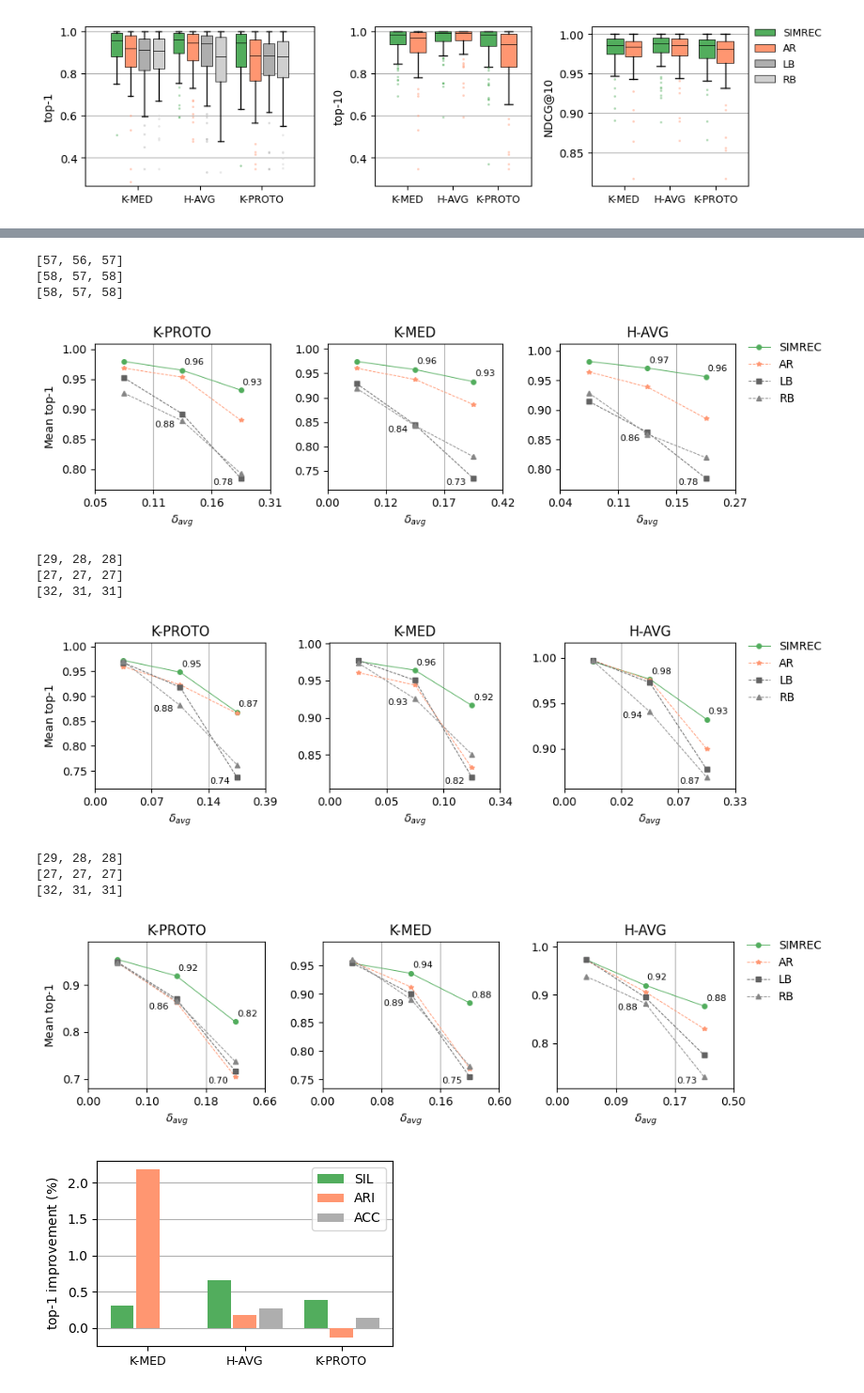
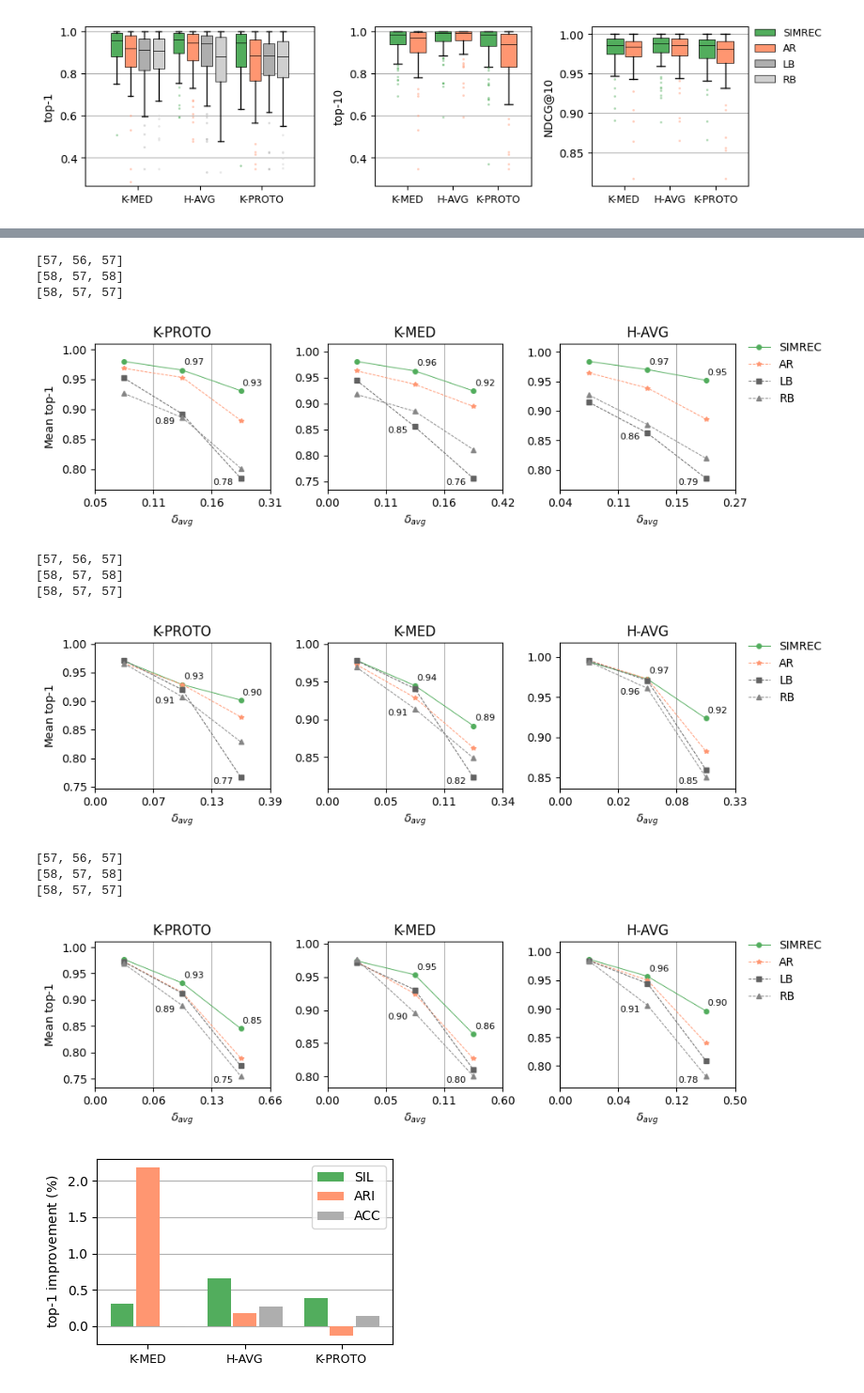
Before and after one commit to AbdoulayeDiop/simrec, a Jupyter notebook: paper/paper.ipynb, the cells around one changed output, grey strips where cells are left out. Shown: that part at 94% size. Drawn from its saved outputs; the diff is of its cells as text; code cells hidden in the pictures.

```diff
--- a/paper/paper.ipynb
+++ b/paper/paper.ipynb
@@ -110,7 +110,8 @@ plt.show()
 
 # df[df.did.isin(dataset_list)][dict_.values()].describe().astype(int)
 # %%
-train_res_dir = "../meta_model_training/data/training_results/"
+# train_res_dir = "../meta_model_training/data/training_results/"
+train_res_dir = "../tmp/training_results/"
 train_res = {}
 for name in os.listdir(train_res_dir):
     algorithm, eval_metric = name.split('.')[0].split('_')
@@ -896,45 +882,45 @@ def show_results_delta(results, eval_metric="sil", savedir=None, list_algo=None)
                 i += 1
 
             # delta_x = max(x) - min(x)
             delta_y = max(max_) - min(min_)
             for ind, val in enumerate(list_indices):
                 if ind >= 1:
                     plt.annotate(f"{max_[ind]:.02f}", (z[ind]+0.7, max_[ind]+delta_y*0.1), fontsize=8, ha="center", va="top")
                     plt.annotate(f"{min_[ind]:.02f}", (z[ind]+0.2, min_[ind]), fontsize=8, ha="center", va="top")
 
             plt.xlim((z[0], z[-1]))
             plt.ylim((min(min_) - delta_y*0.1, max(max_) + delta_y*0.15))
             if j == 1: plt.ylabel(f"Mean top-${k}$")
             plt.xticks(z, [f"{max(0, val):.2f}" for val in x])
             plt.grid(axis="x")
             plt.xlabel("$\delta_{avg}$")
             plt.title(names[algorithm])
 
             j += 1
 
         # if eval_metric=="sil":
         #     plt.figlegend(loc= "lower center", bbox_to_anchor= (0.5, 1), frameon=False, ncol=len(model_names)+len(baselines), fontsize=10)
         plt.figlegend(fontsize=10, loc= "upper left", bbox_to_anchor= (0.97, 0.92), frameon=False)
 
         plt.tight_layout()
-        if savedir is not None:
-            plt.savefig(os.path.join(savedir, f"results_delta_{eval_metric}.pdf"), bbox_inches='tight')
+        # if savedir is not None:
+        #     plt.savefig(os.path.join(savedir, f"results_delta_{eval_metric}.pdf"), bbox_inches='tight')
         plt.show()
 
 show_results_delta(results, savedir="imgs") #
 # %% [output]
 [57, 56, 57]
 [58, 57, 58]
-[58, 57, 58]
+[58, 57, 57]
-[figure, old version]
+[figure, new version]
-[29, 28, 28]
-[27, 27, 27]
-[32, 31, 31]
+[57, 56, 57]
+[58, 57, 58]
+[58, 57, 57]
-[figure, old version]
+[figure, new version]
-[29, 28, 28]
-[27, 27, 27]
-[32, 31, 31]
+[57, 56, 57]
+[58, 57, 58]
+[58, 57, 57]
-[figure, old version]
+[figure, new version]
 # %%
 def show_impact_fs(results, savedir=None):
     colors = {
```
Also changed, not shown: parts of 6 cells of this notebook, 47 other files.
